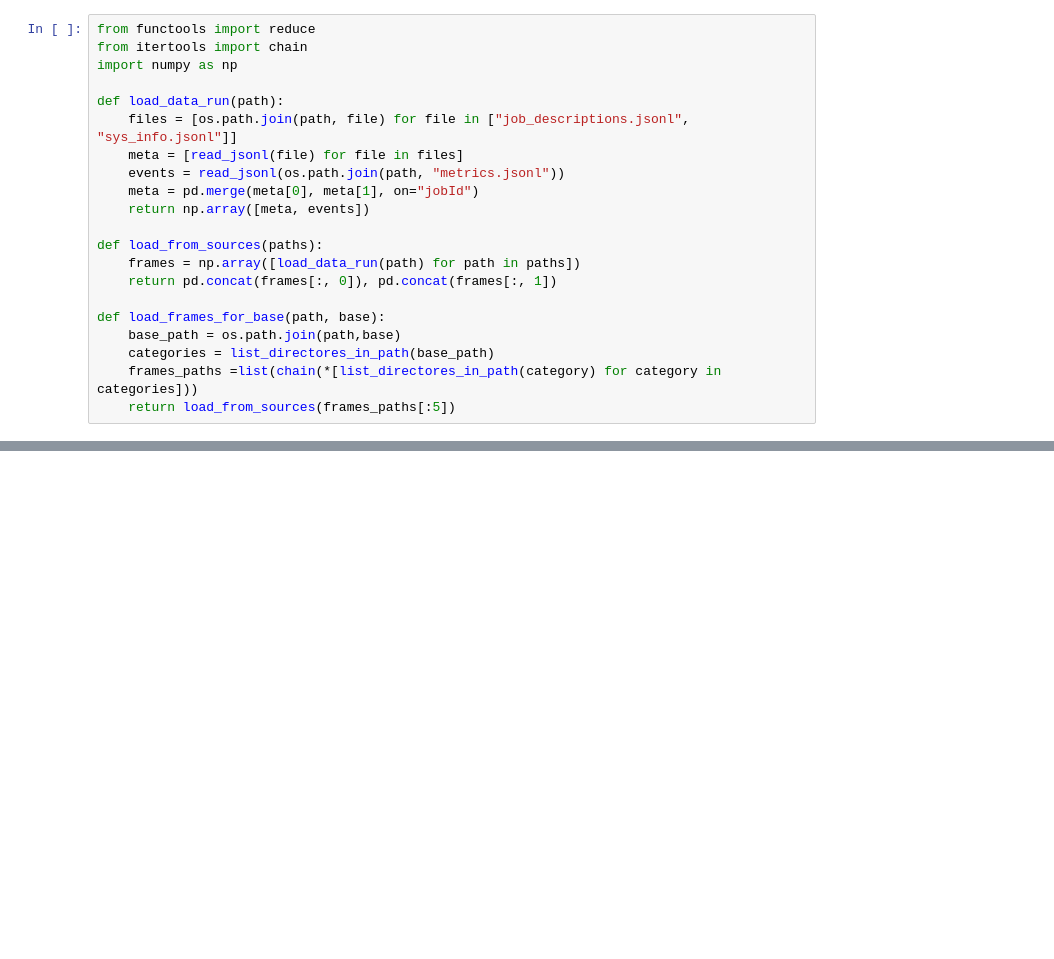
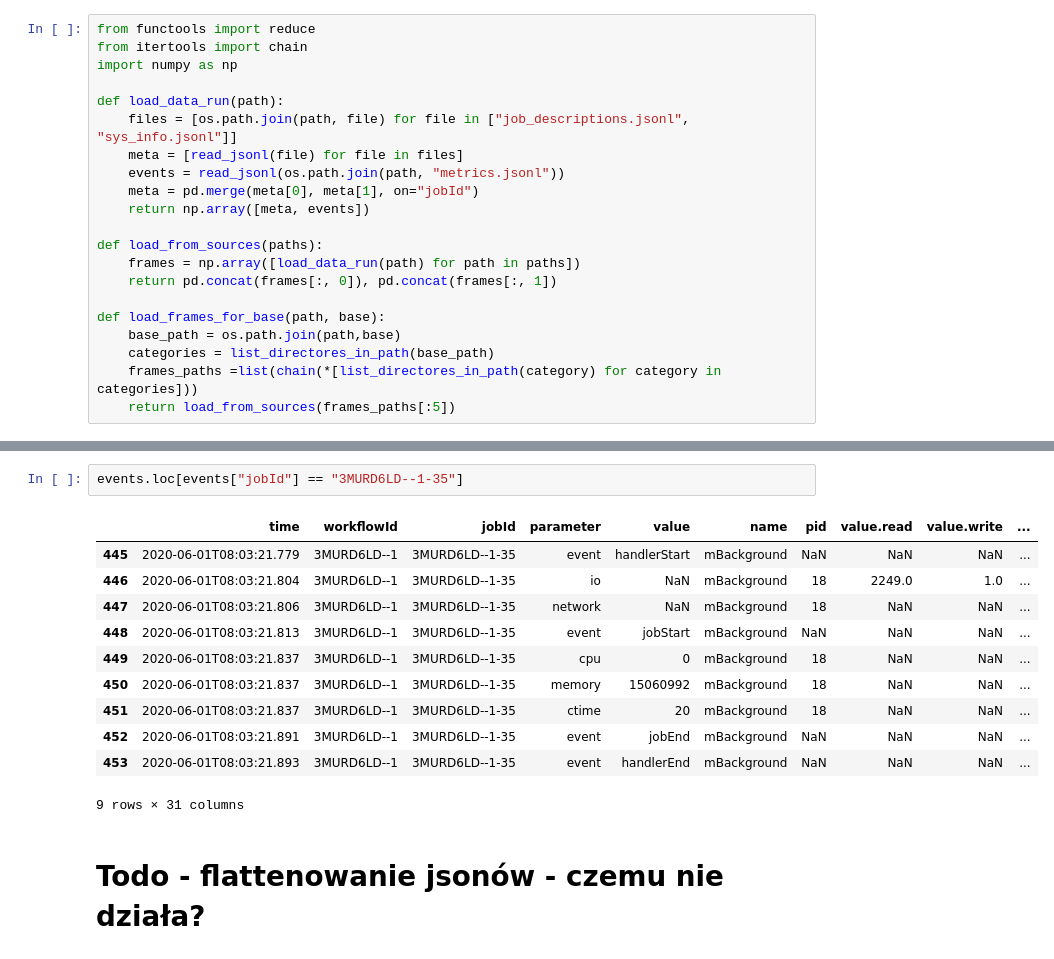
Before and after one commit to mikegpl/job-adiah, a Jupyter notebook: jobadiah-poc.ipynb, the cells around one changed output, grey strips where cells are left out. Cells and saved outputs as stored; diff of their text form; blank space fills up the shorter version.

```diff
--- a/jobadiah-poc.ipynb
+++ b/jobadiah-poc.ipynb
@@ -57,0 +144,16 @@ df[0]
+# %%
+events.loc[events["jobId"] == "3MURD6LD--1-35"]
+# %% [output]
+|  | time | workflowId | jobId | parameter | value | name | pid | value.read | value.write | ... |
+| 445 | 2020-06-01T08:03:21.779 | 3MURD6LD--1 | 3MURD6LD--1-35 | event | handlerStart | mBackground | NaN | NaN | NaN | ... |
+| 446 | 2020-06-01T08:03:21.804 | 3MURD6LD--1 | 3MURD6LD--1-35 | io | NaN | mBackground | 18 | 2249.0 | 1.0 | ... |
+| 447 | 2020-06-01T08:03:21.806 | 3MURD6LD--1 | 3MURD6LD--1-35 | network | NaN | mBackground | 18 | NaN | NaN | ... |
+| 448 | 2020-06-01T08:03:21.813 | 3MURD6LD--1 | 3MURD6LD--1-35 | event | jobStart | mBackground | NaN | NaN | NaN | ... |
+| 449 | 2020-06-01T08:03:21.837 | 3MURD6LD--1 | 3MURD6LD--1-35 | cpu | 0 | mBackground | 18 | NaN | NaN | ... |
+| 450 | 2020-06-01T08:03:21.837 | 3MURD6LD--1 | 3MURD6LD--1-35 | memory | 15060992 | mBackground | 18 | NaN | NaN | ... |
+| 451 | 2020-06-01T08:03:21.837 | 3MURD6LD--1 | 3MURD6LD--1-35 | ctime | 20 | mBackground | 18 | NaN | NaN | ... |
+| 452 | 2020-06-01T08:03:21.891 | 3MURD6LD--1 | 3MURD6LD--1-35 | event | jobEnd | mBackground | NaN | NaN | NaN | ... |
+| 453 | 2020-06-01T08:03:21.893 | 3MURD6LD--1 | 3MURD6LD--1-35 | event | handlerEnd | mBackground | NaN | NaN | NaN | ... |
+9 rows × 31 columns
+# %% [markdown]
+# Todo - flattenowanie jsonów - czemu nie działa?
```
Also changed, not shown: parts of 15 cells of this notebook.
